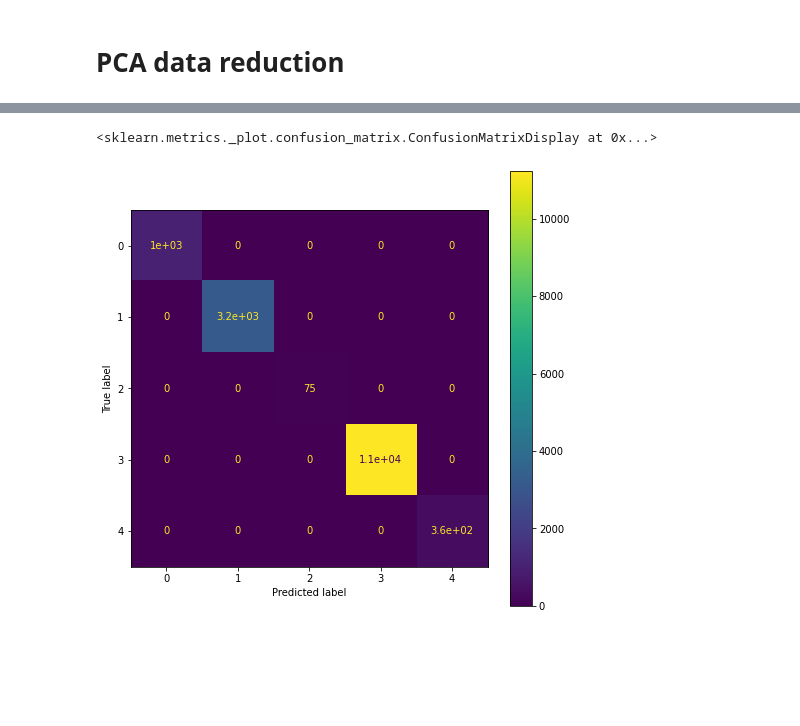
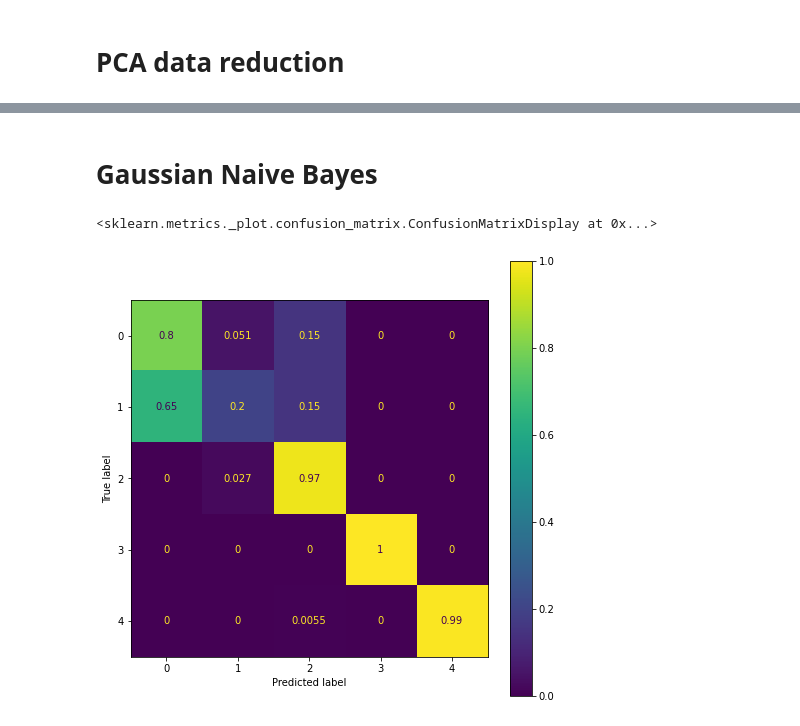
Before and after one commit to Amirosein/AGB-stars-ML-project, a Jupyter notebook: Milestone2/AGB_Project_2.ipynb, the cells around one changed output, grey strips where cells are left out. Cells and saved outputs as stored; diff of their text form; code cells hidden in the pictures; blank space fills up the shorter version.

```diff
--- a/Milestone2/AGB_Project_2.ipynb
+++ b/Milestone2/AGB_Project_2.ipynb
@@ -102,9 +112,15 @@ LinearDiscriminantAnalysis(n_components=None, priors=None, shrinkage=None,
+# %% [markdown]
+# Gaussian Naive Bayes
 # %%
-from sklearn.metrics import confusion_matrix, plot_confusion_matrix
-from matplotlib.pyplot import figure
+from sklearn.naive_bayes import GaussianNB
+
+x_train, x_test, y_train, y_test = train_test_split(X, Y_O, test_size=0.2, random_state=42)
+
+clf1 = GaussianNB()
+clf1.fit(x_train, y_train)
 
 fig, ax = plt.subplots(figsize=(8, 8))
-plot_confusion_matrix(clf, x_test, y_test,  ax=ax)
+plot_confusion_matrix(clf1, x_test, y_test,  ax=ax, normalize='true')
 # %% [output]
 <sklearn.metrics._plot.confusion_matrix.ConfusionMatrixDisplay at 0x...>
-[figure, old version]
+[figure, new version]
```
Also changed, not shown: parts of 8 cells of this notebook.
